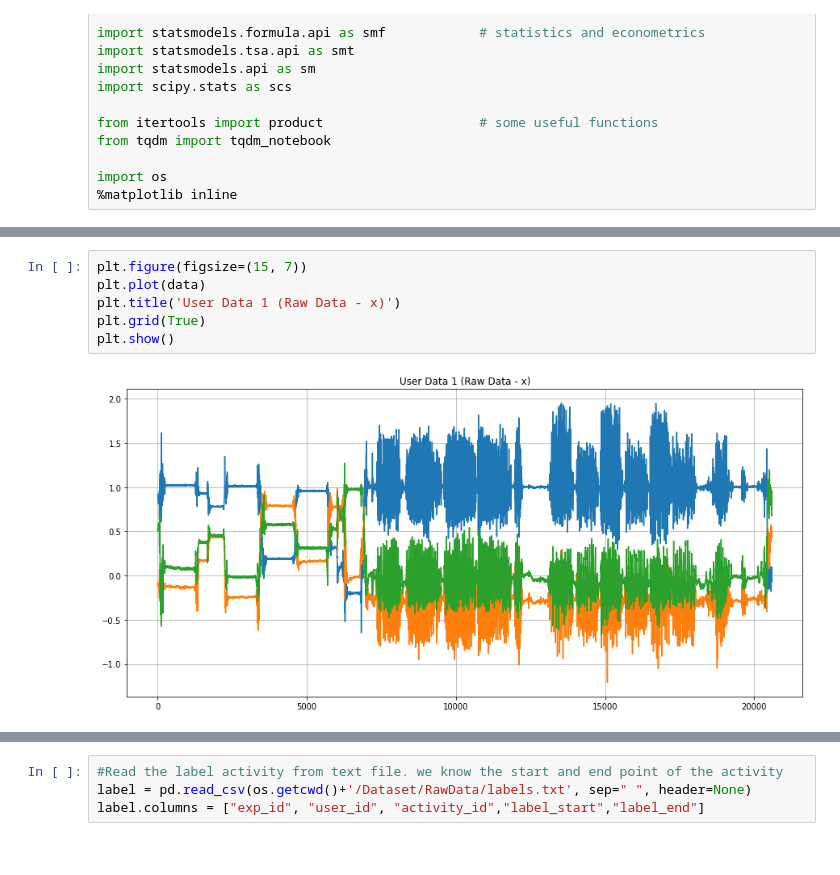
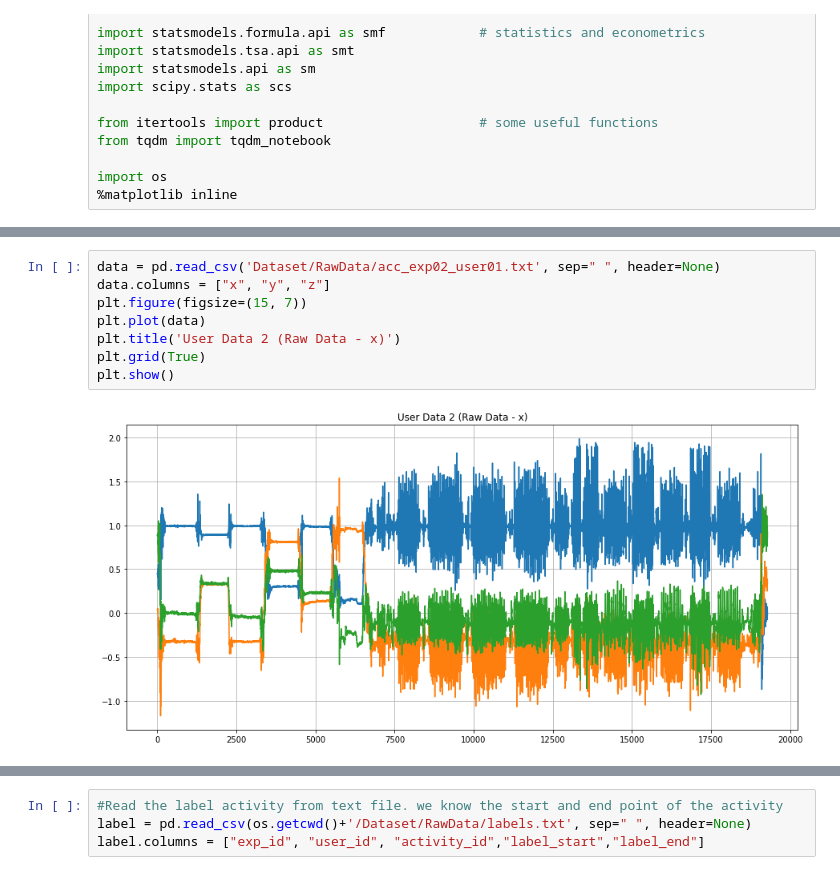
Before and after one commit to sytan6419/hapt_test, a Jupyter notebook: DataCleaning.ipynb, the cells around one changed output, grey strips where cells are left out. Cells and saved outputs as stored; diff of their text form.

Commit message:
Clean up data preprocessing, previous commit has a very deadly error

```diff
--- a/DataCleaning.ipynb
+++ b/DataCleaning.ipynb
@@ -23,8 +65,10 @@ data.columns = ["x", "y", "z"]
 # %%
+data = pd.read_csv('Dataset/RawData/acc_exp02_user01.txt', sep=" ", header=None)
+data.columns = ["x", "y", "z"]
 plt.figure(figsize=(15, 7))
 plt.plot(data)
-plt.title('User Data 1 (Raw Data - x)')
+plt.title('User Data 2 (Raw Data - x)')
 plt.grid(True)
 plt.show()
 # %% [output]
-[figure, old version]
+[figure, new version]
```
Also changed, not shown: parts of 10 cells of this notebook, 4 other files.
